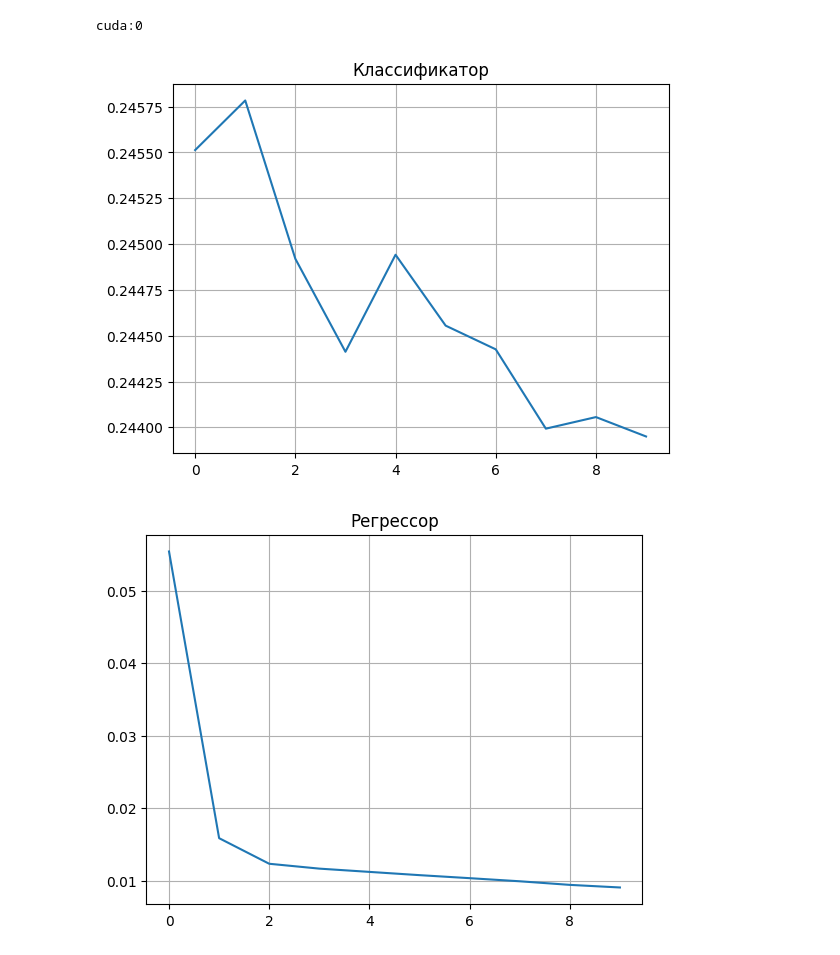
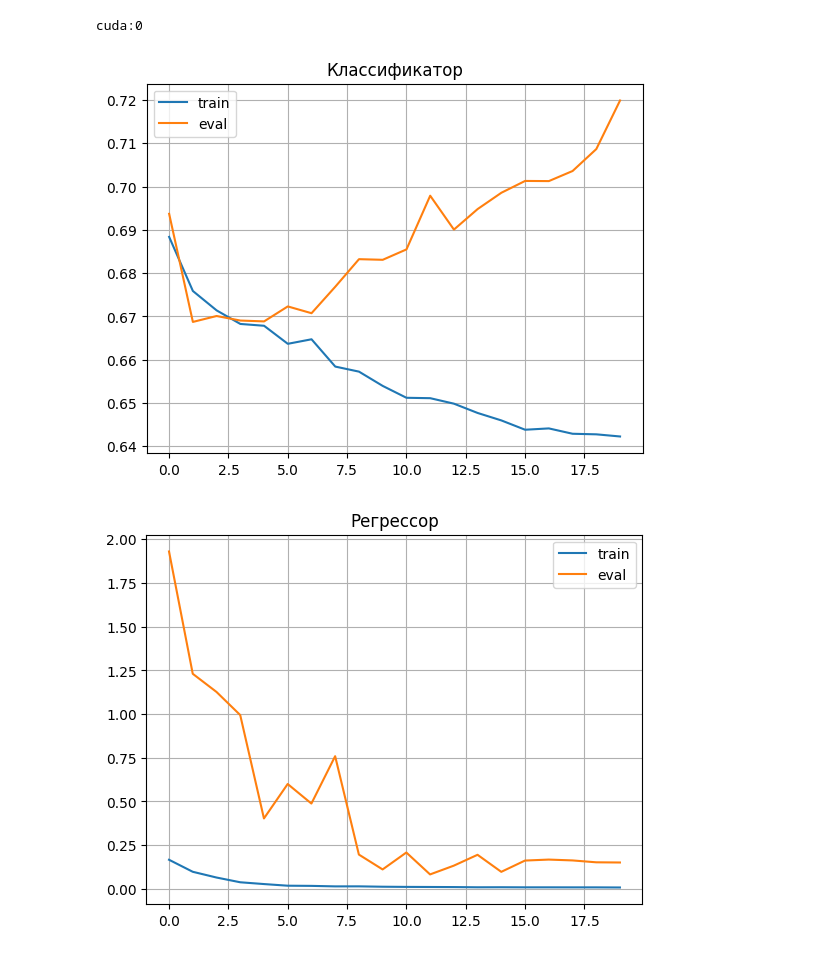
Before and after one commit to frznfrgg/fruit_detection, a Jupyter notebook: model.ipynb, the cells around one changed output. Drawn from its saved outputs; the diff is of its cells as text; code cells hidden in the pictures.

```diff
--- a/model.ipynb
+++ b/model.ipynb
@@ -577,36 +713,37 @@ args = {
     'device': device,
     'spine': spine,
     'classifier': classifier,
-    'classifier_optim': classifier_optim,
-    'classifier_criterion': classifier_criterion,
-
     'regressor': regressor,
-    'regressor_optim': regressor_optim,
-    'regressor_criterion': regressor_criterion,
-
-    'segmentator': segmentator,
-    'segmentator_optim': segmentator_optim,
-    'segmentator_criterion': segmentator_criterion
+    'segmentator': segmentator
 }
 
 RCNN = Segment(**args)
 # %%
-cls_losses, reg_losses, seg_losses = RCNN.train(dataset, epoches=10)
+RCNN.train(train_dataset, val_dataset, epoches=20)
 # %%
-plt.figure(1)
-plt.plot(cls_losses)
-plt.title("Классификатор")
-plt.grid(True)
+def show_losses(RCNN):
+    plt.figure(1)
+    plt.plot(RCNN.classifier.train_losses, label='train')
+    plt.plot(RCNN.classifier.val_losses, label='eval')
+    plt.title("Классификатор")
+    plt.legend()
+    plt.grid(True)
 
-plt.figure(2)
-plt.plot(reg_losses)
-plt.title("Регрессор")
-plt.grid(True)
+    plt.figure(2)
+    plt.plot(RCNN.regressor.train_losses, label='train')
+    plt.plot(RCNN.regressor.val_losses, label='eval')
+    plt.title("Регрессор")
+    plt.legend()
+    plt.grid(True)
 
-plt.figure(3)
-plt.plot(seg_losses)
-plt.title("Сегментатор")
-plt.grid(True)
+    plt.figure(3)
+    plt.plot(RCNN.segmentator.train_losses, label='train')
+    plt.plot(RCNN.segmentator.val_losses, label='eval')
+    plt.title("Сегментатор")
+    plt.legend()
+    plt.grid(True)
+
+show_losses(RCNN)
 # %% [output]
-[figure, old version]
+[figure, new version]
-[figure, old version]
+[figure, new version]
```
Also changed, not shown: parts of 16 cells of this notebook.
